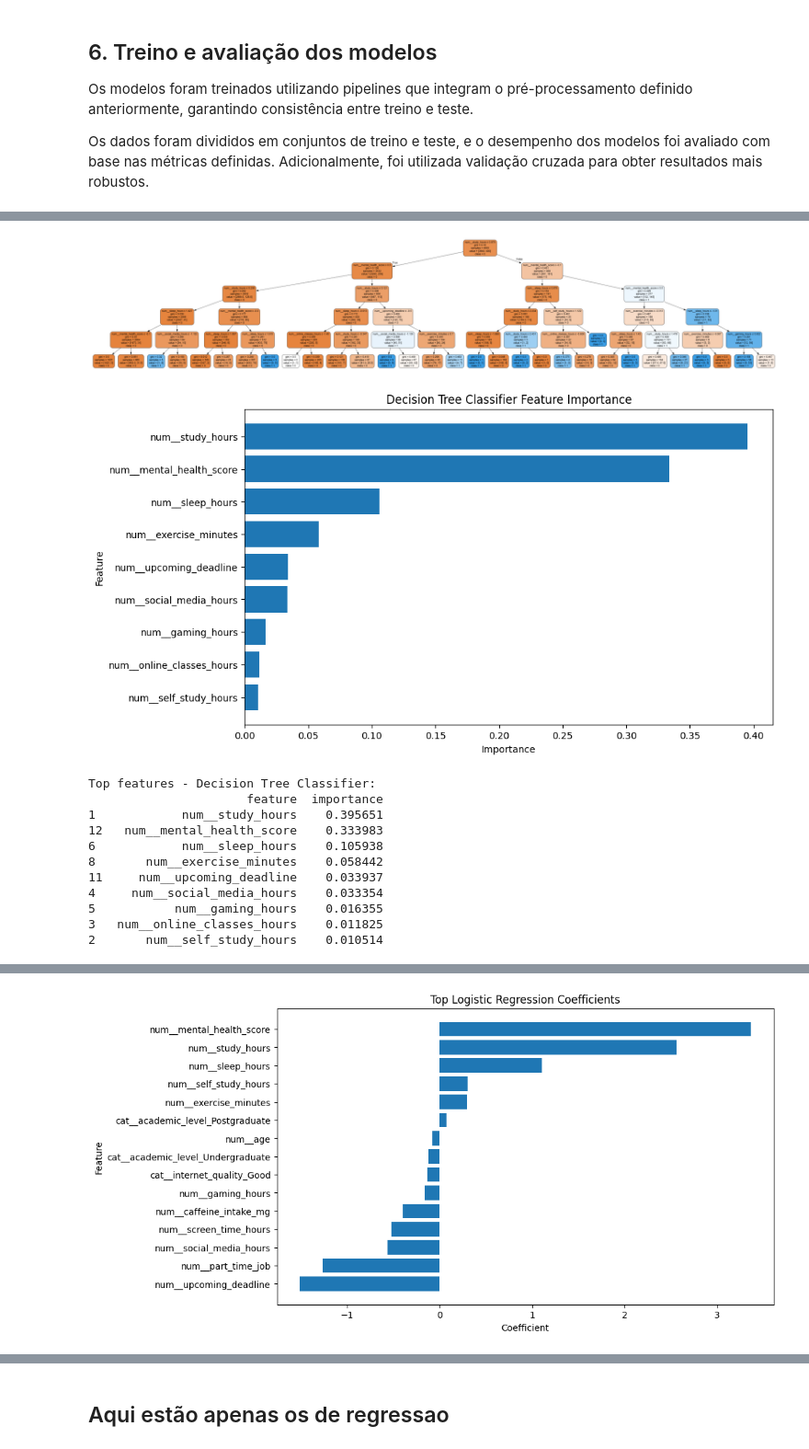
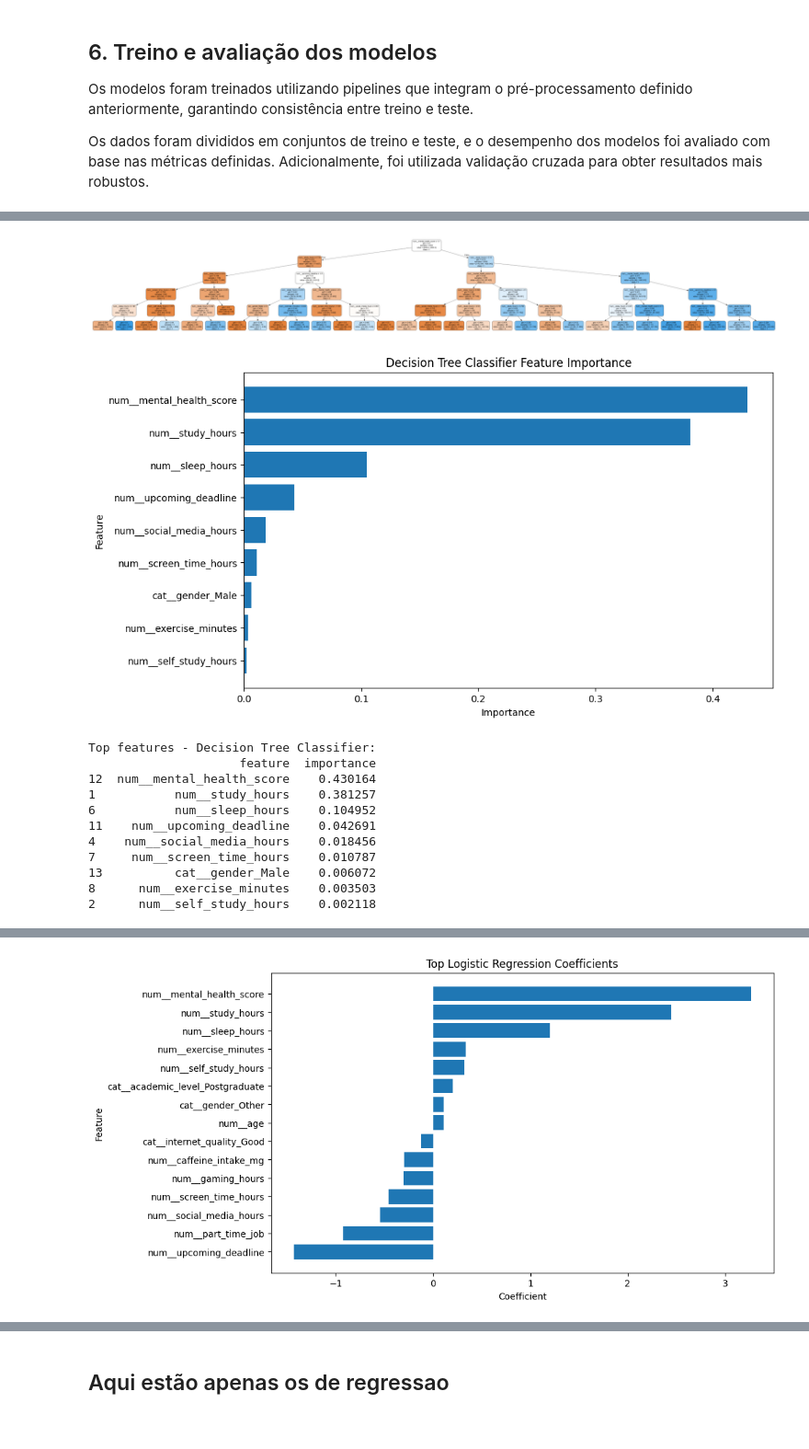
Before and after one commit to gcsoares24/uni-machine-learning-fundamentals, a Jupyter notebook: paraTestes.ipynb, the cells around one changed output, grey strips where cells are left out. Shown at 92% size. Drawn from its saved outputs; the diff is of its cells as text; code cells hidden in the pictures.

```diff
--- a/paraTestes.ipynb
+++ b/paraTestes.ipynb
@@ -167,7 +167,6 @@ def print_full_summary(title, df):
     else:
         print("Sem colunas categóricas.")
 
-
 def load_project_data(fname, target_reg, target_clf_base):
     df = pd.read_csv(fname)
 
@@ -179,8 +178,11 @@ def load_project_data(fname, target_reg, target_clf_base):
             raise ValueError(f"Target '{target}' não encontrado no dataset.")
 
     # Criar target binário da classificação
-    #1 - acima da mediana, 0 - abaixo da mediana (equilibra melhor as classes)
-    threshold = df[target_clf_base].quantile(0.9)
+    # 1 - estudantes com exam_score no quartil superior (Q3) ou acima
+    # 0 - restantes estudantes
+    # esta definição torna a classe positiva mais restrita, mas mais coerente
+    # com a ideia de desempenho academicamente elevado
+    threshold = df[target_clf_base].quantile(0.75)
     df["high_exam_score"] = (df[target_clf_base] >= threshold).astype(int)
 
     # Remover ID e targets que não entram como feature
@@ -424,11 +426,19 @@ reg_models = {
 clf_models = {
     "LogisticRegression": Pipeline(steps=[
         ("preprocessor", preprocessor),
-        ("model", LogisticRegression(max_iter=2000, random_state=RANDOM_STATE))
+        ("model", LogisticRegression(
+            max_iter=2000,
+            random_state=RANDOM_STATE,
+            class_weight="balanced"
+        ))
     ]),
     "DecisionTreeClassifier": Pipeline(steps=[
         ("preprocessor", preprocessor),
-        ("model", DecisionTreeClassifier(random_state=RANDOM_STATE, max_depth=5))
+        ("model", DecisionTreeClassifier(
+            random_state=RANDOM_STATE,
+            max_depth=5,
+            class_weight="balanced"
+        ))
     ])
 }
 # %% [output]
@@ -638,23 +672,23 @@ cv_depth_rows = []
 for depth in max_depth_values:
     dt_depth_pipeline = Pipeline(steps=[
         ("preprocessor", preprocessor),
-        ("model", DecisionTreeClassifier(random_state=RANDOM_STATE, max_depth=depth))
+        ("model", DecisionTreeClassifier(random_state=RANDOM_STATE, max_depth=depth, class_weight="balanced"))
     ])
 
     scores = cross_validate(
-        dt_depth_pipeline,
-        X_raw,
-        y_clf,
-        cv=5,
-        scoring={"accuracy": "accuracy"},
-        return_train_score=True,
-        n_jobs=-1
+    dt_depth_pipeline,
+    X_raw,
+    y_clf,
+    cv=5,
+    scoring={"f1": "f1", "roc_auc": "roc_auc"},
+    return_train_score=True,
+    n_jobs=-1
     )
 
     cv_depth_rows.append({
         "max_depth": depth,
-        "mean_train_accuracy": scores["train_accuracy"].mean(),
-        "mean_val_accuracy": scores["test_accuracy"].mean()
+        "mean_train_f1": scores["train_f1"].mean(),
+        "mean_val_f1": scores["test_f1"].mean()
     })
 
 cv_depth_df = pd.DataFrame(cv_depth_rows)
@@ -663,12 +697,12 @@ x_pos = np.arange(len(cv_depth_df))
 x_labels = cv_depth_df["max_depth"].map(lambda v: "None" if pd.isna(v) else str(v))
 
 plt.figure(figsize=(8, 5))
-plt.plot(x_pos, cv_depth_df["mean_train_accuracy"], marker="o", label="mean_train_accuracy")
-plt.plot(x_pos, cv_depth_df["mean_val_accuracy"], marker="o", label="mean_val_accuracy")
+plt.plot(x_pos, cv_depth_df["mean_train_f1"], marker="o", label="mean_train_f1")
+plt.plot(x_pos, cv_depth_df["mean_val_f1"], marker="o", label="mean_val_f1")
 plt.xticks(x_pos, x_labels)
-plt.title("Cross-validation: training vs validation accuracy")
+plt.title("Cross-validation: training vs validation F1-score")
 plt.xlabel("max_depth")
-plt.ylabel("Accuracy")
+plt.ylabel("F1-score")
 plt.legend()
 plt.grid(alpha=0.2)
 plt.show()
@@ -738,43 +772,43 @@ for name, model in clf_models.items():
     plt.show()
 
 
 
 # =========================
 # 6.1.6 ROC CURVE - ALL CLASSIFICATION MODELS
 # =========================
 
 plt.figure(figsize=(8, 6))
 
 for name, model in clf_models.items():
     model.fit(X_train, y_train_clf)
 
     # probability of class 1
     y_prob = model.predict_proba(X_test)[:, 1]
 
     fpr, tpr, _ = roc_curve(y_test_clf, y_prob)
     roc_auc = auc(fpr, tpr)
 
     plt.plot(fpr, tpr, label=f"{name} (AUC = {roc_auc:.3f})")
 
 # random baseline
 plt.plot([0, 1], [0, 1], linestyle="--", label="Random Guessing (AUC = 0.500)")
 
 plt.xlabel("False Positive Rate")
 plt.ylabel("True Positive Rate")
 plt.title("ROC Curve - All Classification Models")
 plt.legend(loc="lower right")
 plt.show()
 # %% [output]
-[figure, old version]
+[figure, new version]
-[figure, old version]
+[figure, new version]
 Top features - Decision Tree Classifier:
-                      feature  importance
-1            num__study_hours    0.395651
-12   num__mental_health_score    0.333983
-6            num__sleep_hours    0.105938
-8       num__exercise_minutes    0.058442
-11     num__upcoming_deadline    0.033937
-4     num__social_media_hours    0.033354
-5           num__gaming_hours    0.016355
-3   num__online_classes_hours    0.011825
-2       num__self_study_hours    0.010514
+                     feature  importance
+12  num__mental_health_score    0.430164
+1           num__study_hours    0.381257
+6           num__sleep_hours    0.104952
+11    num__upcoming_deadline    0.042691
+4    num__social_media_hours    0.018456
+7     num__screen_time_hours    0.010787
+13          cat__gender_Male    0.006072
+8      num__exercise_minutes    0.003503
+2      num__self_study_hours    0.002118
@@ -791,2 +825,2 @@ Top features - Decision Tree Classifier:
-[figure, old version]
+[figure, new version]
 Top coefficients - Logistic Regression:
```
Also changed, not shown: parts of 7 cells of this notebook, 2 other files.
